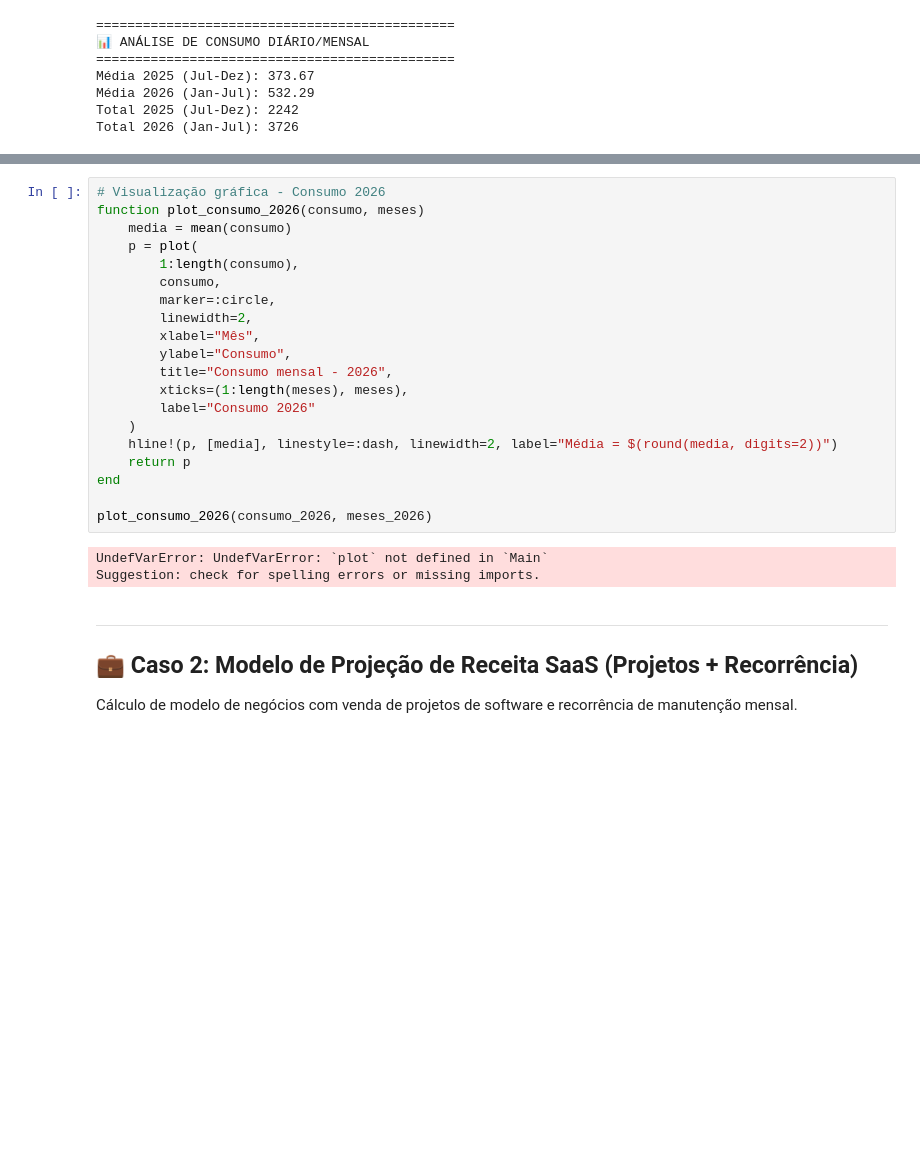
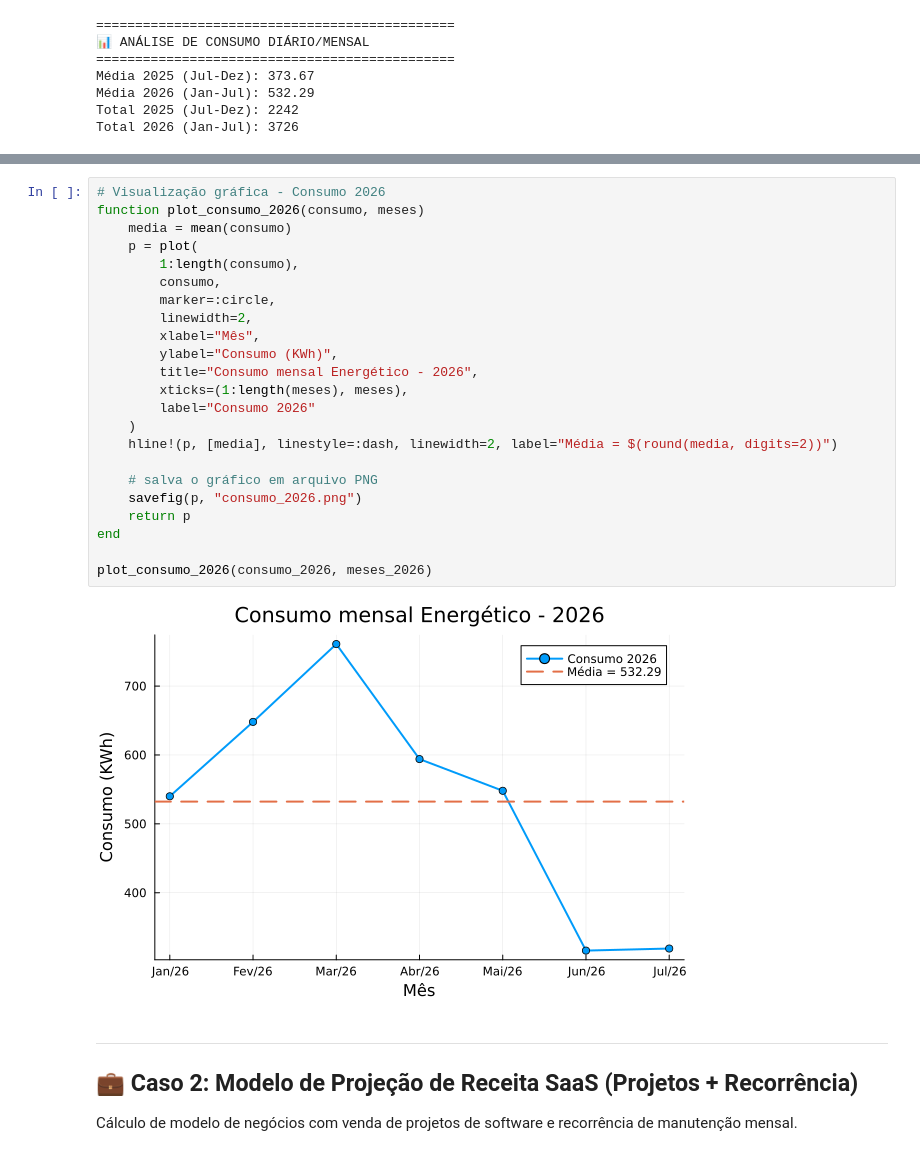
Before and after one commit to PedroVic12/Pikachu-Flask-Server, a Jupyter notebook: batcaverna/optimization/otimizacoes_em_julia.ipynb, the cells around one changed output, grey strips where cells are left out. Drawn from its saved outputs; the diff is of its cells as text; blank space fills up the shorter version.

```diff
--- a/batcaverna/optimization/otimizacoes_em_julia.ipynb
+++ b/batcaverna/optimization/otimizacoes_em_julia.ipynb
@@ -84,26 +89,28 @@ Suggestion: check for spelling errors or missing imports.
 # %%
 # Visualização gráfica - Consumo 2026
 function plot_consumo_2026(consumo, meses)
     media = mean(consumo)
     p = plot(
         1:length(consumo),
         consumo,
         marker=:circle,
         linewidth=2,
         xlabel="Mês",
-        ylabel="Consumo",
-        title="Consumo mensal - 2026",
+        ylabel="Consumo (KWh)",
+        title="Consumo mensal Energético - 2026",
         xticks=(1:length(meses), meses),
         label="Consumo 2026"
     )
     hline!(p, [media], linestyle=:dash, linewidth=2, label="Média = $(round(media, digits=2))")
+
+    # salva o gráfico em arquivo PNG
+    savefig(p, "consumo_2026.png")
     return p
 end
 
 plot_consumo_2026(consumo_2026, meses_2026)
 # %% [output]
-UndefVarError: UndefVarError: `plot` not defined in `Main`
-Suggestion: check for spelling errors or missing imports.
+[figure, added]
 # %% [markdown]
 ---
 ## 💼 Caso 2: Modelo de Projeção de Receita SaaS (Projetos + Recorrência)
```
Also changed, not shown: parts of 7 cells of this notebook, 2 other files.
